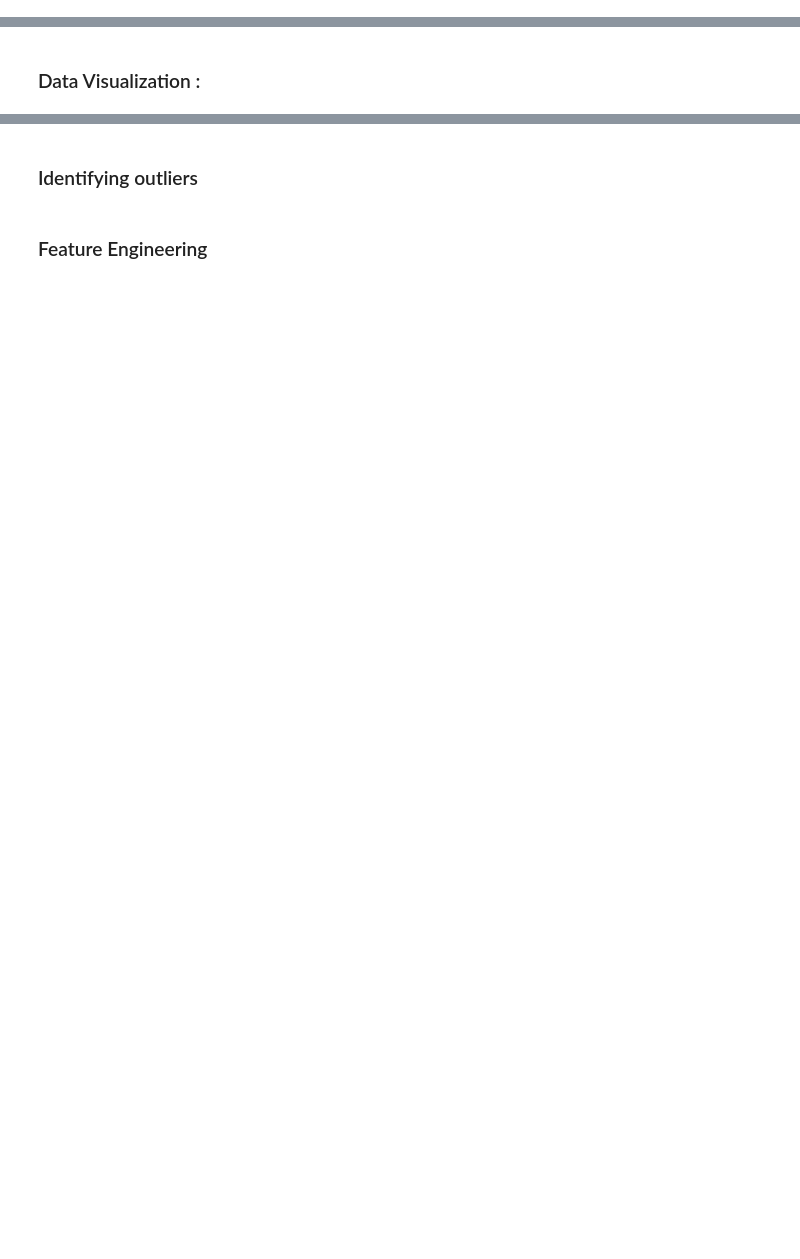
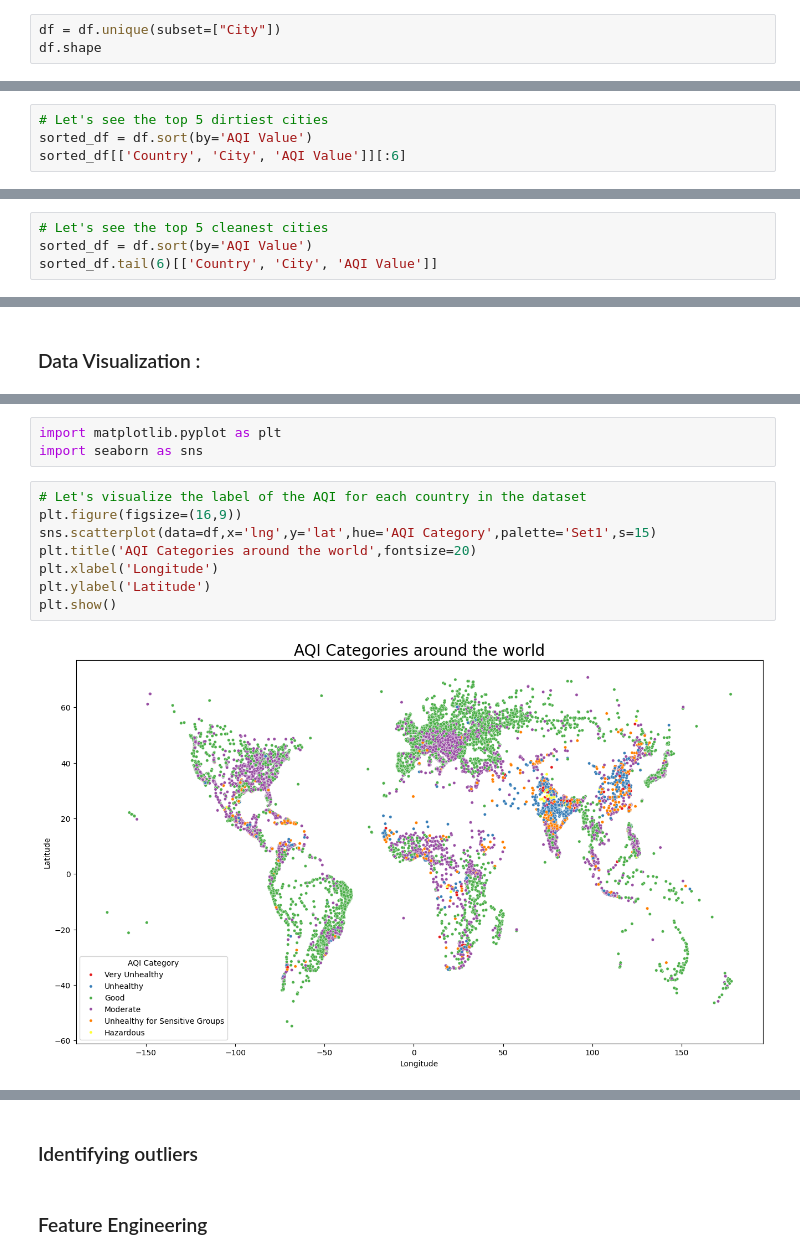
Before and after one commit to Wissemamr/AQI_classification, a Jupyter notebook: src/EDA/explore_data.ipynb, the cells around one changed output, grey strips where cells are left out. Saved outputs shown, nothing was run; the diff lists cells and outputs as text; blank space fills up the shorter version.

```diff
--- a/src/EDA/explore_data.ipynb
+++ b/src/EDA/explore_data.ipynb
@@ -120,0 +129,3 @@ shape: (1, 14)
+# %%
+df = df.unique(subset=["City"])
+df.shape
@@ -122,0 +175,4 @@ shape: (1, 14)
+# %%
+# Let's see the top 5 dirtiest cities
+sorted_df = df.sort(by='AQI Value')
+sorted_df[['Country', 'City', 'AQI Value']][:6]
@@ -122,0 +189,4 @@ shape: (1, 14)
+# %%
+# Let's see the top 5 cleanest cities
+sorted_df = df.sort(by='AQI Value')
+sorted_df.tail(6)[['Country', 'City', 'AQI Value']]
@@ -124,0 +226,13 @@ shape: (1, 14)
+# %%
+import matplotlib.pyplot as plt
+import seaborn as sns
+# %%
+# Let's visualize the label of the AQI for each country in the dataset
+plt.figure(figsize=(16,9))
+sns.scatterplot(data=df,x='lng',y='lat',hue='AQI Category',palette='Set1',s=15)
+plt.title('AQI Categories around the world',fontsize=20)
+plt.xlabel('Longitude')
+plt.ylabel('Latitude')
+plt.show()
+# %% [output]
+[figure, added]
```
Also changed, not shown: parts of 21 cells of this notebook.
